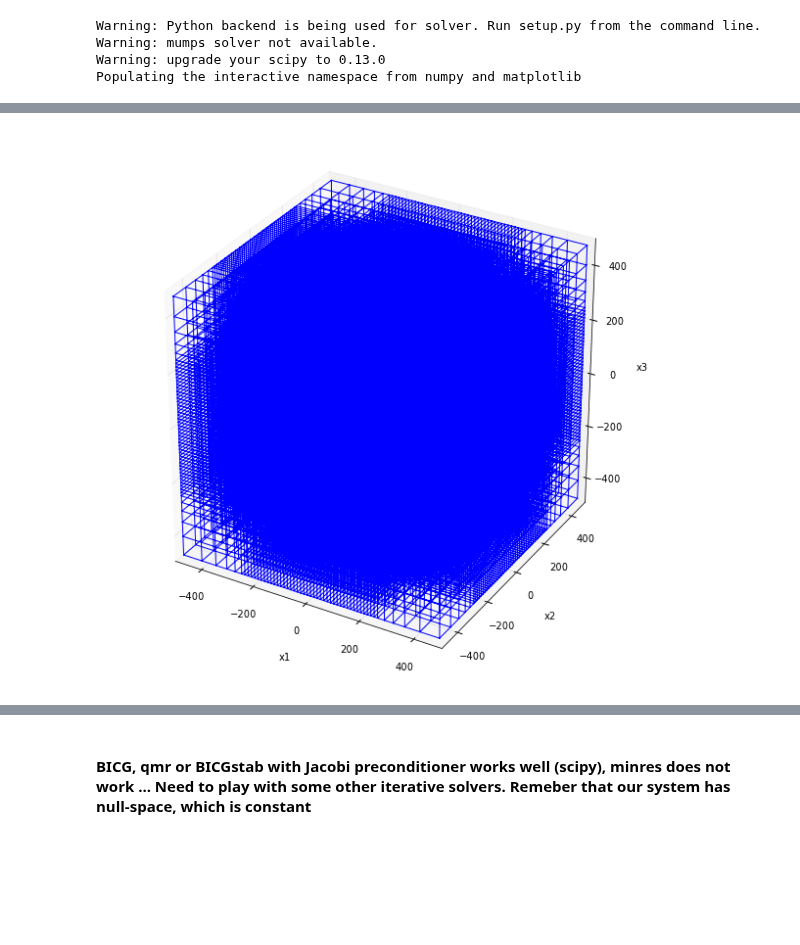
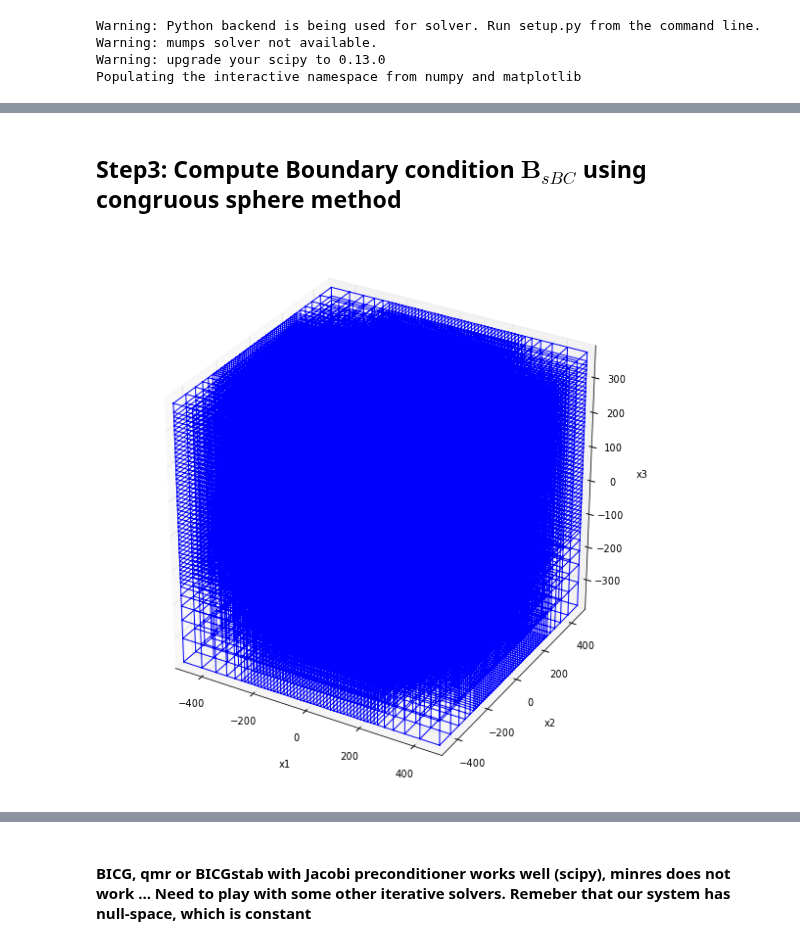
Before and after one commit to simpeg/simpeg, a Jupyter notebook: simpegPF/notebooks/MagForward_secondary.ipynb, the cells around one changed output, grey strips where cells are left out. Drawn from its saved outputs; the diff is of its cells as text; code cells hidden in the pictures; blank space fills up the shorter version.

```diff
--- a/simpegPF/notebooks/MagForward_secondary.ipynb
+++ b/simpegPF/notebooks/MagForward_secondary.ipynb
@@ -12,6 +16,6 @@ Populating the interactive namespace from numpy and matplotlib
 # %%
-hxind = ((10,25,1.3),(41, 12.5),(5,25,1.3))
-hyind = ((10,25,1.3),(41, 12.5),(5,25,1.3))
-hzind = ((10,25,1.3),(40, 12.5),(1,25,1.3))
+hxind = ((5,25,1.3),(41, 12.5),(5,25,1.3))
+hyind = ((5,25,1.3),(41, 12.5),(5,25,1.3))
+hzind = ((5,25,1.3),(40, 12.5),(1,25,1.3))
 hx, hy, hz = Utils.meshTensors(hxind, hyind, hzind)
 M3 = Mesh.TensorMesh([hx, hy, hz], [-sum(hx)/2,-sum(hy)/2,-sum(hz)/2])
@@ -62,0 +35,2 @@ mom = 1/mu0*gamma*V/(1+gamma/3)
+# %% [markdown]
+## Step3: Compute Boundary condition $\mathbf{B}_{sBC}$ using congruous sphere method
@@ -63,8 +45,8 @@ mom = 1/mu0*gamma*V/(1+gamma/3)
 # %%
-# figsize(10,10)
-# M3.plotGrid()
+figsize(10,10)
+M3.plotGrid()
 # %% [output]
-[figure, old version]
+[figure, new version]
 # %%
 M3.plotImage(np.log10(mu), imageType='CC')
 # %% [output]
```
Also changed, not shown: parts of 30 cells of this notebook, 2 other files.
